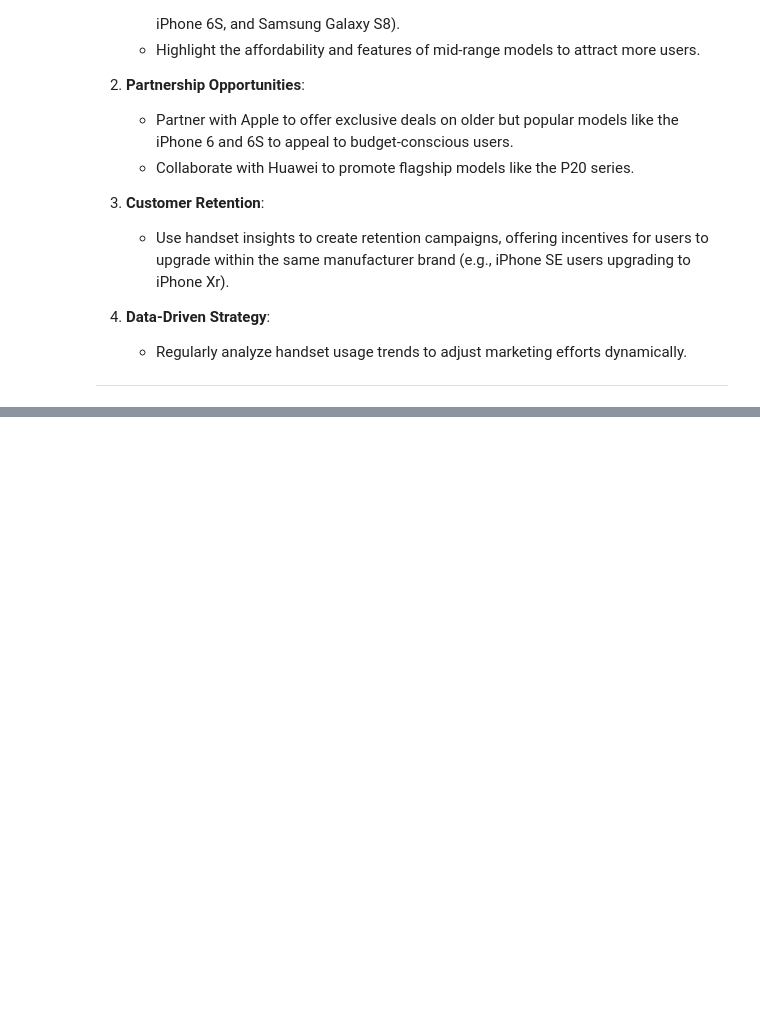
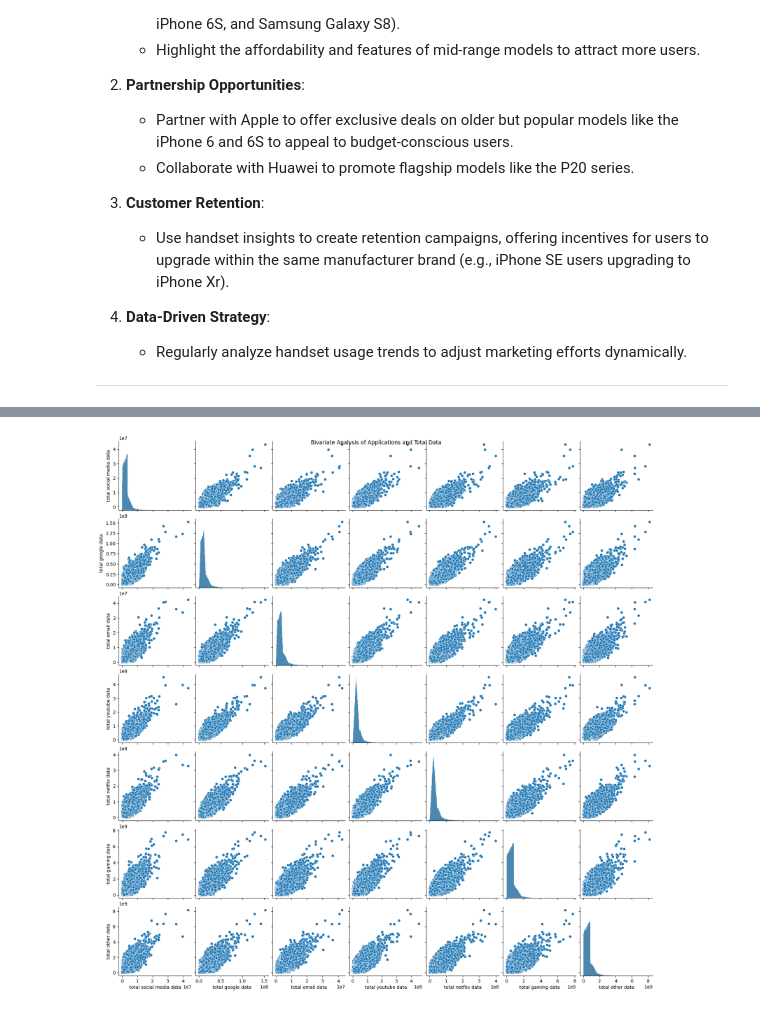
Before and after one commit to tesfaymebre/TellCo-Customer-Segmentation-and-Profitability, a Jupyter notebook: notebooks/tellco_customer.ipynb, the cells around one changed output, grey strips where cells are left out. Cells and saved outputs as stored; diff of their text form; code cells hidden in the pictures; blank space fills up the shorter version.

```diff
--- a/notebooks/tellco_customer.ipynb
+++ b/notebooks/tellco_customer.ipynb
@@ -267,0 +472,19 @@ Name: Handset Type, dtype: int64
+# %%
+import importlib
+import visualizer
+
+# Reload the module to get the updated function
+importlib.reload(visualizer)
+
+# Study relationships between variables.
+from visualizer import bi_variate_plot2
+
+# List of applications to analyze
+applications = ['social media', 'google', 'email', 'youtube', 'netflix', 'gaming', 'other']
+
+# Call the function
+user_aggregates = aggregate_user_data(df)
+user_behavior_overview = process_application_totals(user_aggregates, applications)
+bi_variate_plot2(user_behavior_overview, applications)
+# %% [output]
+[figure, added]
```
Also changed, not shown: parts of 16 cells of this notebook, 5 other files.
